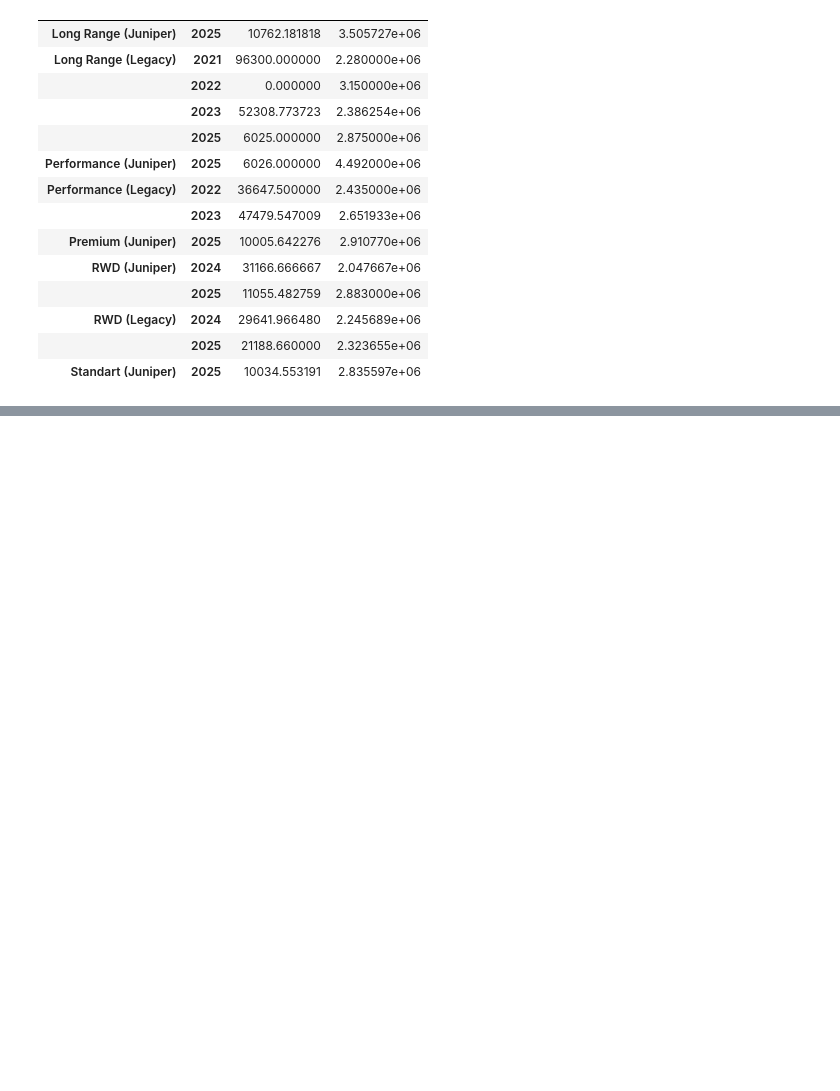
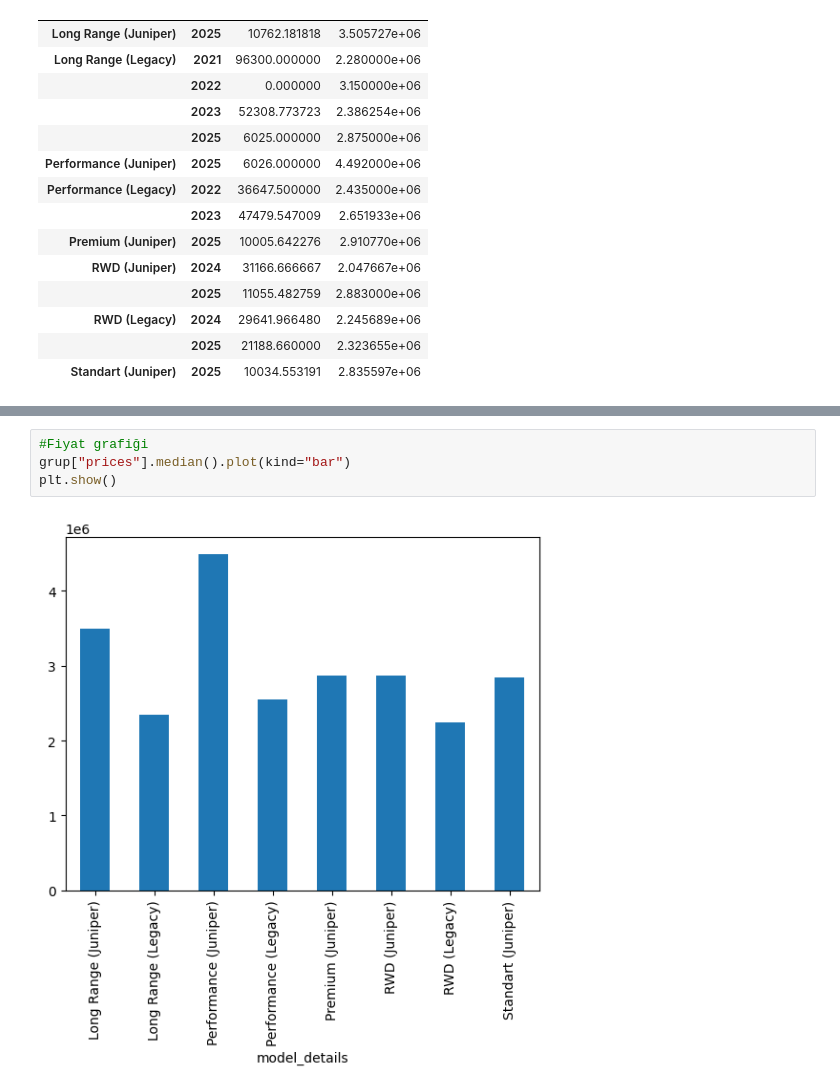
Before and after one commit to azem46/Python_Colab_Handbook, a Jupyter notebook: Python_Ders_16_2_Pandas_ipynb.ipynb, the cells around one changed output, grey strips where cells are left out. Cells and saved outputs as stored; diff of their text form; blank space fills up the shorter version.

```diff
--- a/Python_Ders_16_2_Pandas_ipynb.ipynb
+++ b/Python_Ders_16_2_Pandas_ipynb.ipynb
@@ -728,0 +809,6 @@ modely.groupby(["model_details","year"]).mean(numeric_only=True)
+# %%
+#Fiyat grafiği
+grup["prices"].median().plot(kind="bar")
+plt.show()
+# %% [output]
+[figure, added]
```
Also changed, not shown: parts of 34 cells of this notebook.
